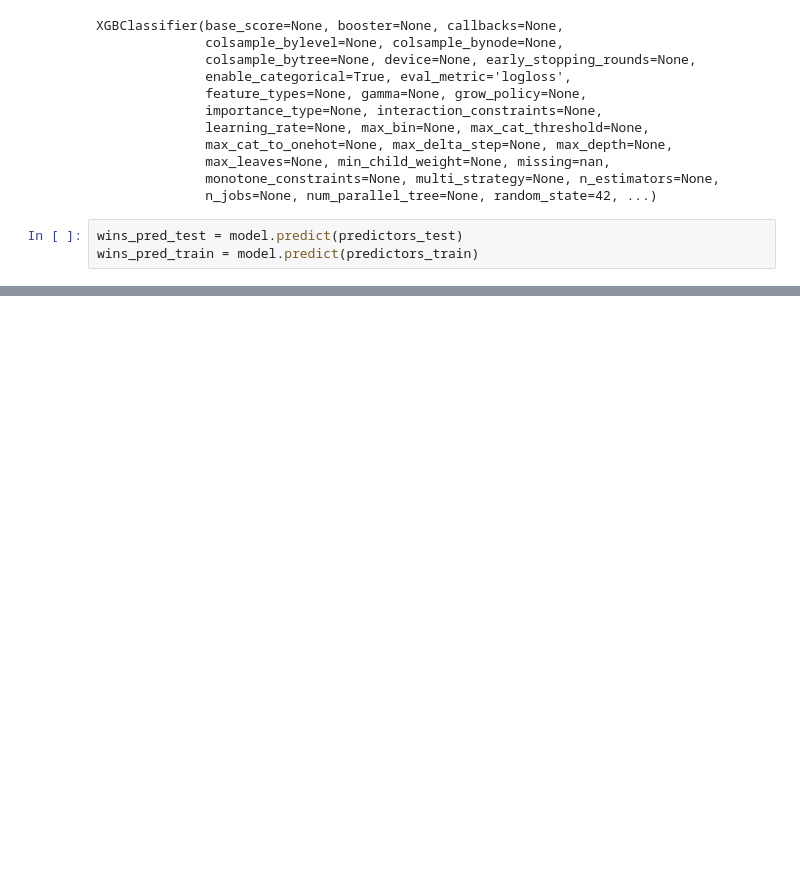
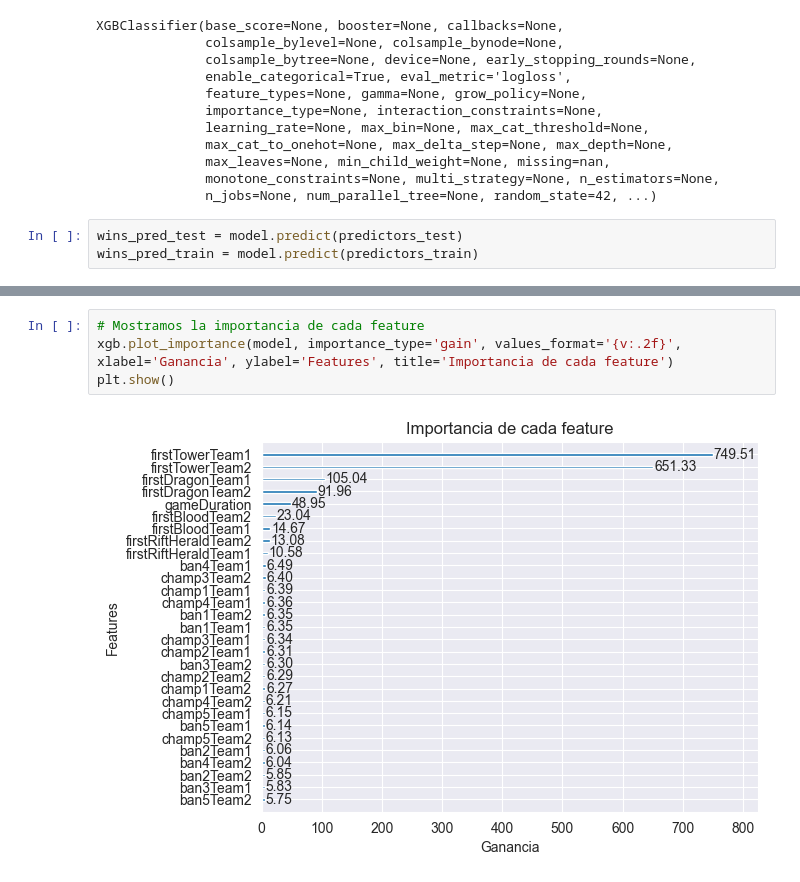
Before and after one commit to Gaviola/Proyecto_Final_IA, a Jupyter notebook: proyecto_final/code/gradien_boosting.ipynb, the cells around one changed output, grey strips where cells are left out. Cells and saved outputs as stored; diff of their text form; blank space fills up the shorter version.

Commit message:
Graficos en modelos

```diff
--- a/proyecto_final/code/gradien_boosting.ipynb
+++ b/proyecto_final/code/gradien_boosting.ipynb
@@ -81,0 +138,6 @@ TypeError: 'numpy.ndarray' object is not callable
+# %%
+# Mostramos la importancia de cada feature
+xgb.plot_importance(model, importance_type='gain', values_format='{v:.2f}', xlabel='Ganancia', ylabel='Features', title='Importancia de cada feature')
+plt.show()
+# %% [output]
+[figure, added]
```
Also changed, not shown: parts of 6 cells of this notebook, 1 other file.
